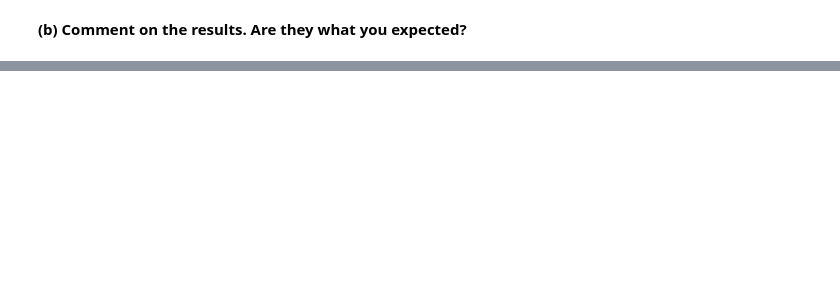
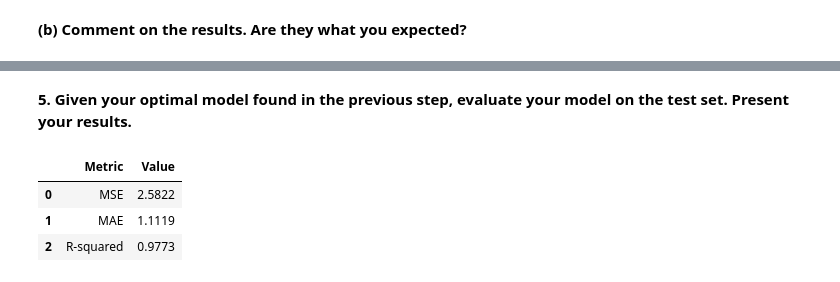
Before and after one commit to saltyypringle/CITS5508-Assignments, a Jupyter notebook: Assignment_1_Dipika_Choudhury.ipynb, the cells around one changed output, grey strips where cells are left out. Drawn from its saved outputs; the diff is of its cells as text; code cells hidden in the pictures; blank space fills up the shorter version.

```diff
--- a/Assignment_1_Dipika_Choudhury.ipynb
+++ b/Assignment_1_Dipika_Choudhury.ipynb
@@ -553,0 +584,29 @@ Best cross-validation score: -1.9862415186880096
+# %% [markdown]
+**5. Given your optimal model found in the previous step, evaluate your model on the test set. Present your results.**
+# %%
+from sklearn.metrics import mean_squared_error, mean_absolute_error, r2_score
+import pandas as pd
+import matplotlib.pyplot as plt
+
+# best model from grid search
+best_cubic_svr = cubic_grid_search.best_estimator_
+
+# test set predictions
+y_cubic_test_pred = best_cubic_svr.predict(x_cubic_test)
+
+# evaluation metrics
+cubic_test_mse = mean_squared_error(y_cubic_test, y_cubic_test_pred)
+cubic_test_mae = mean_absolute_error(y_cubic_test, y_cubic_test_pred)
+cubic_test_r2 = r2_score(y_cubic_test, y_cubic_test_pred)
+
+test_results = pd.DataFrame({
+    "Metric": ["MSE", "MAE", "R-squared"],
+    "Value": [cubic_test_mse, cubic_test_mae, cubic_test_r2]
+}).round(4)
+
+test_results
+# %% [output]
+|  | Metric | Value |
+| 0 | MSE | 2.5822 |
+| 1 | MAE | 1.1119 |
+| 2 | R-squared | 0.9773 |
```
Also changed, not shown: parts of 28 cells of this notebook.
